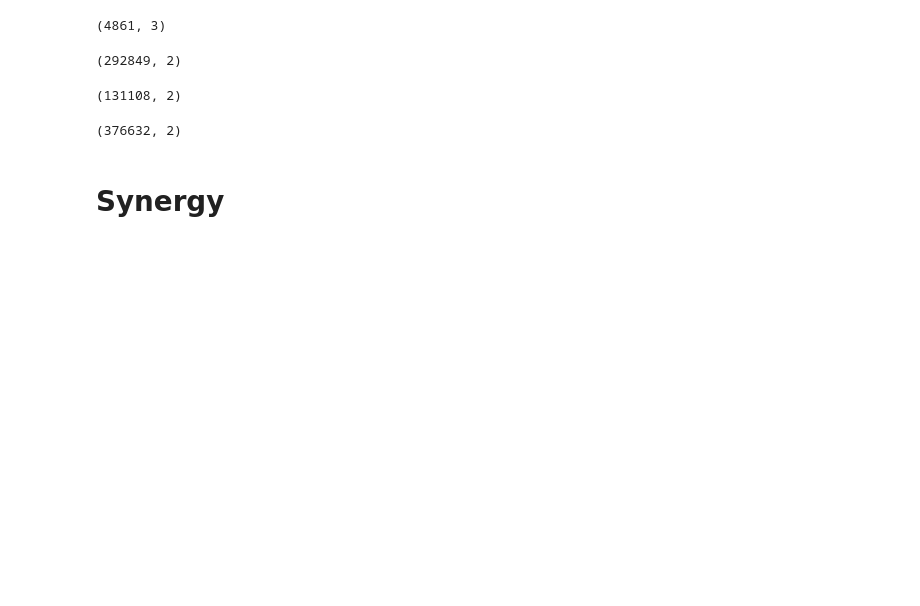
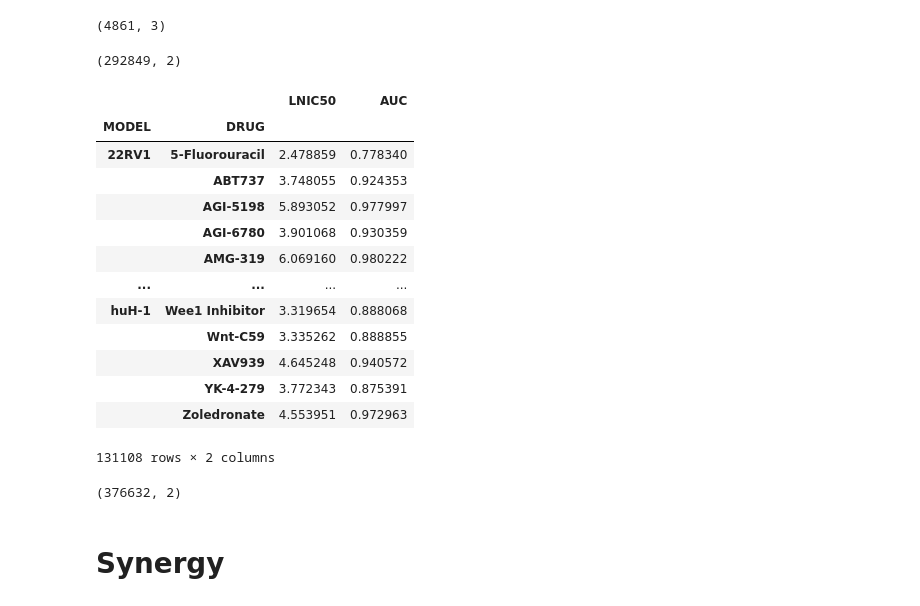
Before and after one commit to TheJacksonLaboratory/drug-synergy, a Jupyter notebook: scripts/Synergy_workbook.ipynb, the cells around one changed output. Cells and saved outputs as stored; diff of their text form; code cells hidden in the pictures; blank space fills up the shorter version.

```diff
--- a/scripts/Synergy_workbook.ipynb
+++ b/scripts/Synergy_workbook.ipynb
@@ -68,9 +142,23 @@ print(df_drug_sensitivity_GDSC1.shape)
 (292849, 2)
 # %%
 df_drug_sensitivity_GDSC2 = prepGDSC('GDSC2', dirGDSCsensitivity)
-print(df_drug_sensitivity_GDSC2.shape)
+df_drug_sensitivity_GDSC2
+# print(df_drug_sensitivity_GDSC2.shape)
 # %% [output]
+|  |  | LNIC50 | AUC |
+| MODEL | DRUG |  |  |
+| 22RV1 | 5-Fluorouracil | 2.478859 | 0.778340 |
+|  | ABT737 | 3.748055 | 0.924353 |
+|  | AGI-5198 | 5.893052 | 0.977997 |
+|  | AGI-6780 | 3.901068 | 0.930359 |
+|  | AMG-319 | 6.069160 | 0.980222 |
+| ... | ... | ... | ... |
+| huH-1 | Wee1 Inhibitor | 3.319654 | 0.888068 |
+|  | Wnt-C59 | 3.335262 | 0.888855 |
+|  | XAV939 | 4.645248 | 0.940572 |
+|  | YK-4-279 | 3.772343 | 0.875391 |
+|  | Zoledronate | 4.553951 | 0.972963 |
-(131108, 2)
+131108 rows × 2 columns
 # %%
 df_drug_sensitivity_GDSC = pd.concat([df_drug_sensitivity_GDSC1, df_drug_sensitivity_GDSC2], axis=0).groupby(level=[0, 1]).mean()
 print(df_drug_sensitivity_GDSC.shape)
```
Also changed, not shown: parts of 15 cells of this notebook, 20 other files.
